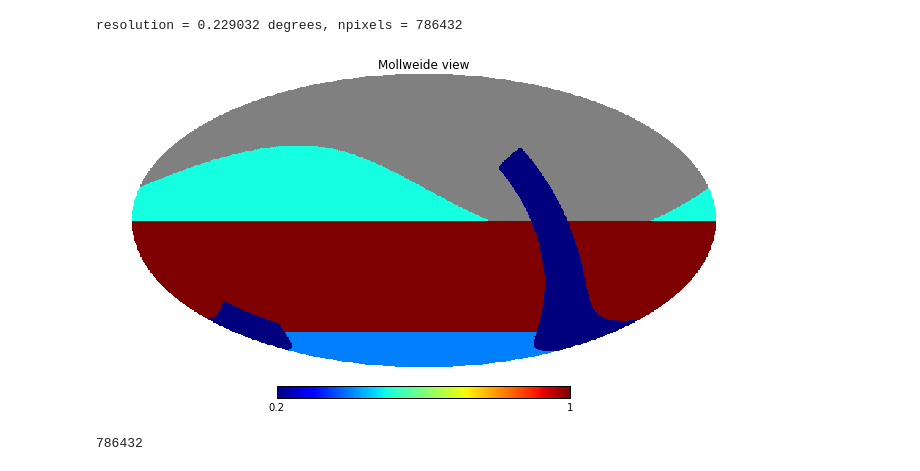
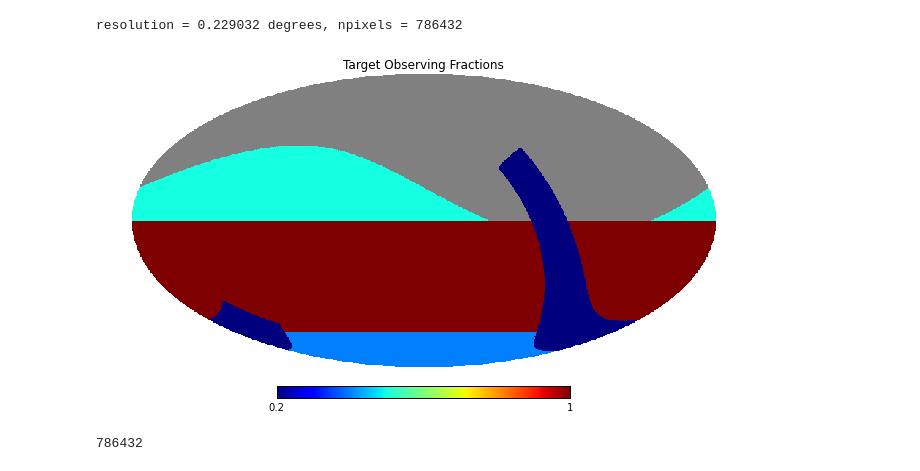
Before and after one commit to yoachim/ScratchStuff, a Jupyter notebook: sched_region_define/Define_regions.ipynb, the cells around one changed output. Cells and saved outputs as stored; diff of their text form; code cells hidden in the pictures.

```diff
--- a/sched_region_define/Define_regions.ipynb
+++ b/sched_region_define/Define_regions.ipynb
@@ -44,10 +44,12 @@ regionMap[np.where((dec > np.radians(nes_dec)) & (eclip_lat < np.radians(nes_ecl
 # Set the Galactic Plane
 regionMap[np.where( (np.abs(g_lat) < np.radians(gal_lat)) & (g_long < np.radians(gal_long_end1)) )] = gal_weight
 regionMap[np.where( (np.abs(g_lat) < np.radians(gal_lat)) & (g_long > np.radians(gal_long_end2)) )] = gal_weight
-# %%
-hp.mollview(regionMap)
-# %% [output]
-[figure, removed]
+# %%
+regionMap = regionMap/np.median(regionMap[np.where(regionMap != hp.UNSEEN)])
+
+hp.mollview(regionMap, title='Target Observing Fractions')
+# %% [output]
+[figure, added]
 # %%
 regionMap.size
 # %% [output]
```
Also changed, not shown: parts of 1 cell of this notebook.
